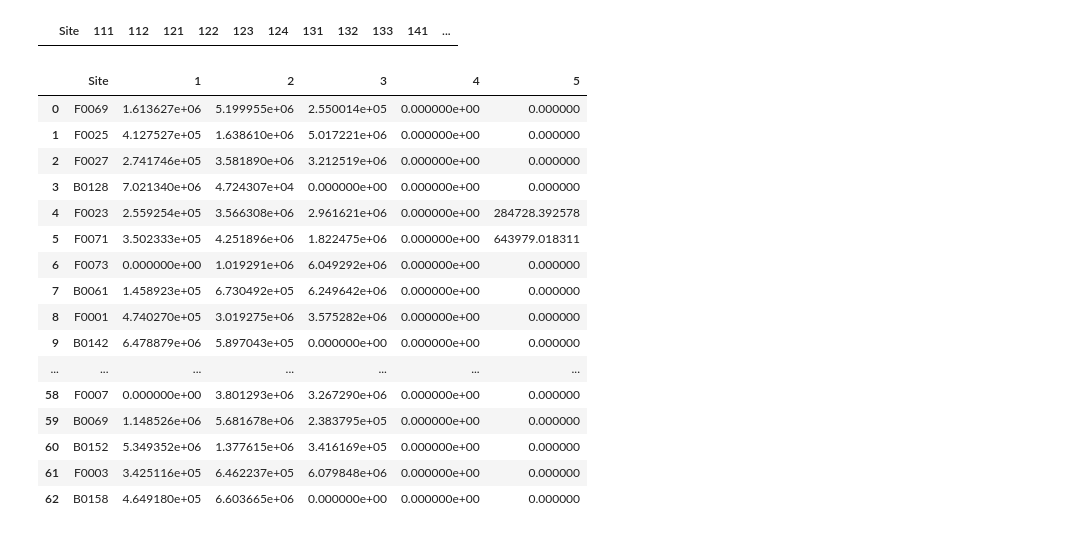
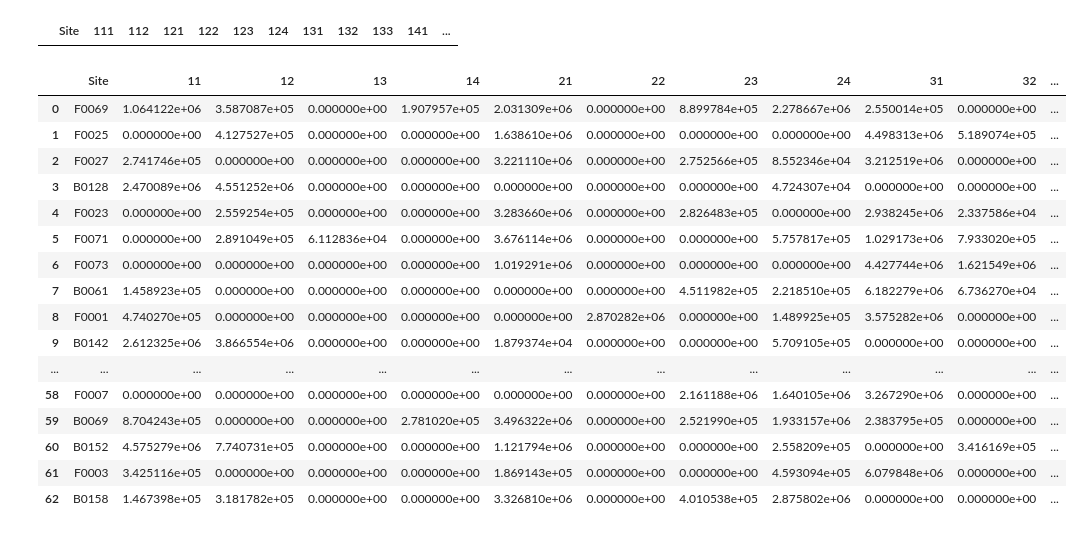
Before and after one commit to hajrashidimad/hack_be_o_impact, a Jupyter notebook: notebooks/absSurf.ipynb, the cells around one changed output. Drawn from its saved outputs; the diff is of its cells as text; code cells hidden in the pictures.

```diff
--- a/notebooks/absSurf.ipynb
+++ b/notebooks/absSurf.ipynb
@@ -144,26 +144,26 @@ abSurf.to_csv("../data/interim/absSurfs_clc_group.csv", index=False)
 clc1 = abSurf[["Site","1","2","3","4","5"]]
 # %%
 clc2 = abSurf[["Site","11","12","13","14","21","22","23","24","31","32","33","41","42","51","52"]]
-# %%
-clc1
-# %% [output]
-|  | Site | 1 | 2 | 3 | 4 | 5 |
-| 0 | F0069 | 1.613627e+06 | 5.199955e+06 | 2.550014e+05 | 0.000000e+00 | 0.000000 |
-| 1 | F0025 | 4.127527e+05 | 1.638610e+06 | 5.017221e+06 | 0.000000e+00 | 0.000000 |
-| 2 | F0027 | 2.741746e+05 | 3.581890e+06 | 3.212519e+06 | 0.000000e+00 | 0.000000 |
-| 3 | B0128 | 7.021340e+06 | 4.724307e+04 | 0.000000e+00 | 0.000000e+00 | 0.000000 |
-| 4 | F0023 | 2.559254e+05 | 3.566308e+06 | 2.961621e+06 | 0.000000e+00 | 284728.392578 |
-| 5 | F0071 | 3.502333e+05 | 4.251896e+06 | 1.822475e+06 | 0.000000e+00 | 643979.018311 |
-| 6 | F0073 | 0.000000e+00 | 1.019291e+06 | 6.049292e+06 | 0.000000e+00 | 0.000000 |
-| 7 | B0061 | 1.458923e+05 | 6.730492e+05 | 6.249642e+06 | 0.000000e+00 | 0.000000 |
-| 8 | F0001 | 4.740270e+05 | 3.019275e+06 | 3.575282e+06 | 0.000000e+00 | 0.000000 |
-| 9 | B0142 | 6.478879e+06 | 5.897043e+05 | 0.000000e+00 | 0.000000e+00 | 0.000000 |
-| ... | ... | ... | ... | ... | ... | ... |
-| 58 | F0007 | 0.000000e+00 | 3.801293e+06 | 3.267290e+06 | 0.000000e+00 | 0.000000 |
-| 59 | B0069 | 1.148526e+06 | 5.681678e+06 | 2.383795e+05 | 0.000000e+00 | 0.000000 |
-| 60 | B0152 | 5.349352e+06 | 1.377615e+06 | 3.416169e+05 | 0.000000e+00 | 0.000000 |
-| 61 | F0003 | 3.425116e+05 | 6.462237e+05 | 6.079848e+06 | 0.000000e+00 | 0.000000 |
-| 62 | B0158 | 4.649180e+05 | 6.603665e+06 | 0.000000e+00 | 0.000000e+00 | 0.000000 |
+# %%
+clc2
+# %% [output]
+|  | Site | 11 | 12 | 13 | 14 | 21 | 22 | 23 | 24 | 31 | 32 | ... |
+| 0 | F0069 | 1.064122e+06 | 3.587087e+05 | 0.000000e+00 | 1.907957e+05 | 2.031309e+06 | 0.000000e+00 | 8.899784e+05 | 2.278667e+06 | 2.550014e+05 | 0.000000e+00 | ... |
+| 1 | F0025 | 0.000000e+00 | 4.127527e+05 | 0.000000e+00 | 0.000000e+00 | 1.638610e+06 | 0.000000e+00 | 0.000000e+00 | 0.000000e+00 | 4.498313e+06 | 5.189074e+05 | ... |
+| 2 | F0027 | 2.741746e+05 | 0.000000e+00 | 0.000000e+00 | 0.000000e+00 | 3.221110e+06 | 0.000000e+00 | 2.752566e+05 | 8.552346e+04 | 3.212519e+06 | 0.000000e+00 | ... |
+| 3 | B0128 | 2.470089e+06 | 4.551252e+06 | 0.000000e+00 | 0.000000e+00 | 0.000000e+00 | 0.000000e+00 | 0.000000e+00 | 4.724307e+04 | 0.000000e+00 | 0.000000e+00 | ... |
+| 4 | F0023 | 0.000000e+00 | 2.559254e+05 | 0.000000e+00 | 0.000000e+00 | 3.283660e+06 | 0.000000e+00 | 2.826483e+05 | 0.000000e+00 | 2.938245e+06 | 2.337586e+04 | ... |
+| 5 | F0071 | 0.000000e+00 | 2.891049e+05 | 6.112836e+04 | 0.000000e+00 | 3.676114e+06 | 0.000000e+00 | 0.000000e+00 | 5.757817e+05 | 1.029173e+06 | 7.933020e+05 | ... |
+| 6 | F0073 | 0.000000e+00 | 0.000000e+00 | 0.000000e+00 | 0.000000e+00 | 1.019291e+06 | 0.000000e+00 | 0.000000e+00 | 0.000000e+00 | 4.427744e+06 | 1.621549e+06 | ... |
+| 7 | B0061 | 1.458923e+05 | 0.000000e+00 | 0.000000e+00 | 0.000000e+00 | 0.000000e+00 | 0.000000e+00 | 4.511982e+05 | 2.218510e+05 | 6.182279e+06 | 6.736270e+04 | ... |
+| 8 | F0001 | 4.740270e+05 | 0.000000e+00 | 0.000000e+00 | 0.000000e+00 | 0.000000e+00 | 2.870282e+06 | 0.000000e+00 | 1.489925e+05 | 3.575282e+06 | 0.000000e+00 | ... |
+| 9 | B0142 | 2.612325e+06 | 3.866554e+06 | 0.000000e+00 | 0.000000e+00 | 1.879374e+04 | 0.000000e+00 | 0.000000e+00 | 5.709105e+05 | 0.000000e+00 | 0.000000e+00 | ... |
+| ... | ... | ... | ... | ... | ... | ... | ... | ... | ... | ... | ... | ... |
+| 58 | F0007 | 0.000000e+00 | 0.000000e+00 | 0.000000e+00 | 0.000000e+00 | 0.000000e+00 | 0.000000e+00 | 2.161188e+06 | 1.640105e+06 | 3.267290e+06 | 0.000000e+00 | ... |
+| 59 | B0069 | 8.704243e+05 | 0.000000e+00 | 0.000000e+00 | 2.781020e+05 | 3.496322e+06 | 0.000000e+00 | 2.521990e+05 | 1.933157e+06 | 2.383795e+05 | 0.000000e+00 | ... |
+| 60 | B0152 | 4.575279e+06 | 7.740731e+05 | 0.000000e+00 | 0.000000e+00 | 1.121794e+06 | 0.000000e+00 | 0.000000e+00 | 2.558209e+05 | 0.000000e+00 | 3.416169e+05 | ... |
+| 61 | F0003 | 3.425116e+05 | 0.000000e+00 | 0.000000e+00 | 0.000000e+00 | 1.869143e+05 | 0.000000e+00 | 0.000000e+00 | 4.593094e+05 | 6.079848e+06 | 0.000000e+00 | ... |
+| 62 | B0158 | 1.467398e+05 | 3.181782e+05 | 0.000000e+00 | 0.000000e+00 | 3.326810e+06 | 0.000000e+00 | 4.010538e+05 | 2.875802e+06 | 0.000000e+00 | 0.000000e+00 | ... |
 # %%
 clc1.to_csv("../data/interim/absSurfs_clc_1.csv", index=False)
 clc2.to_csv("../data/interim/absSurfs_clc_2.csv", index=False)
```
Also changed, not shown: parts of 2 cells of this notebook, 5 other files.
